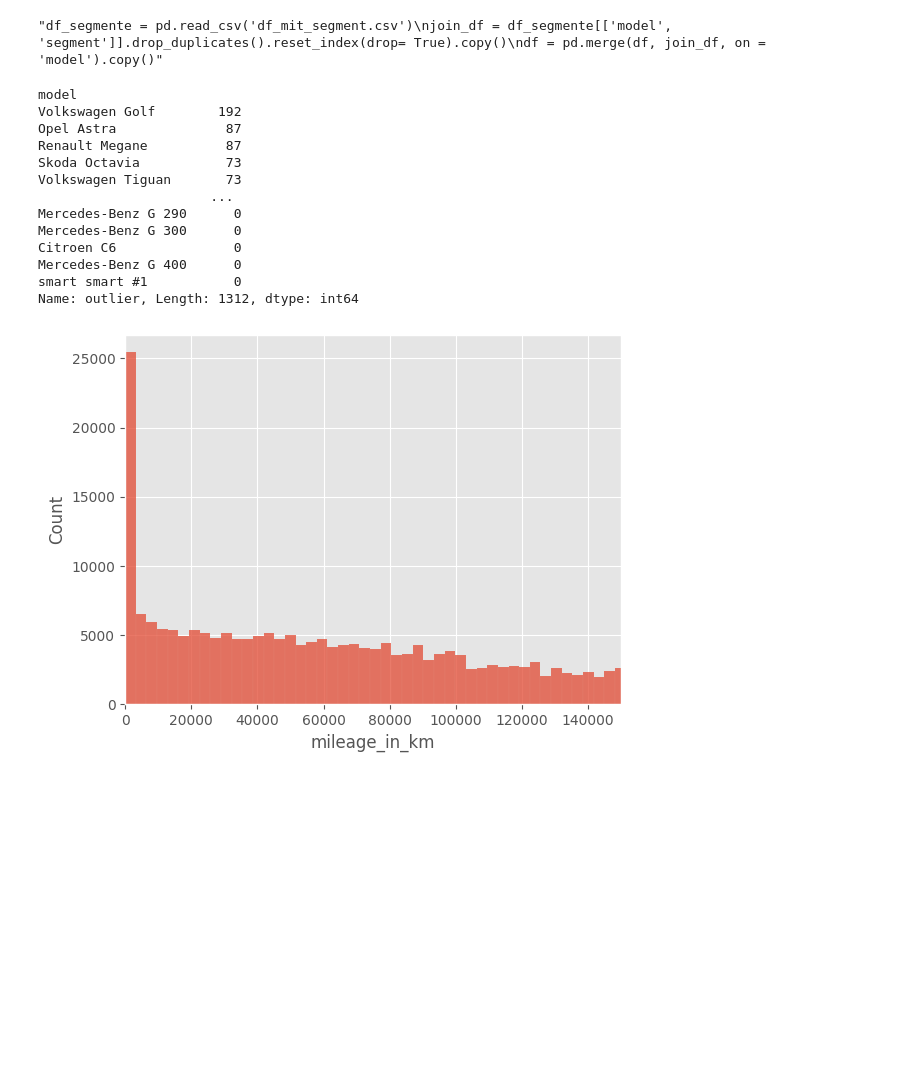
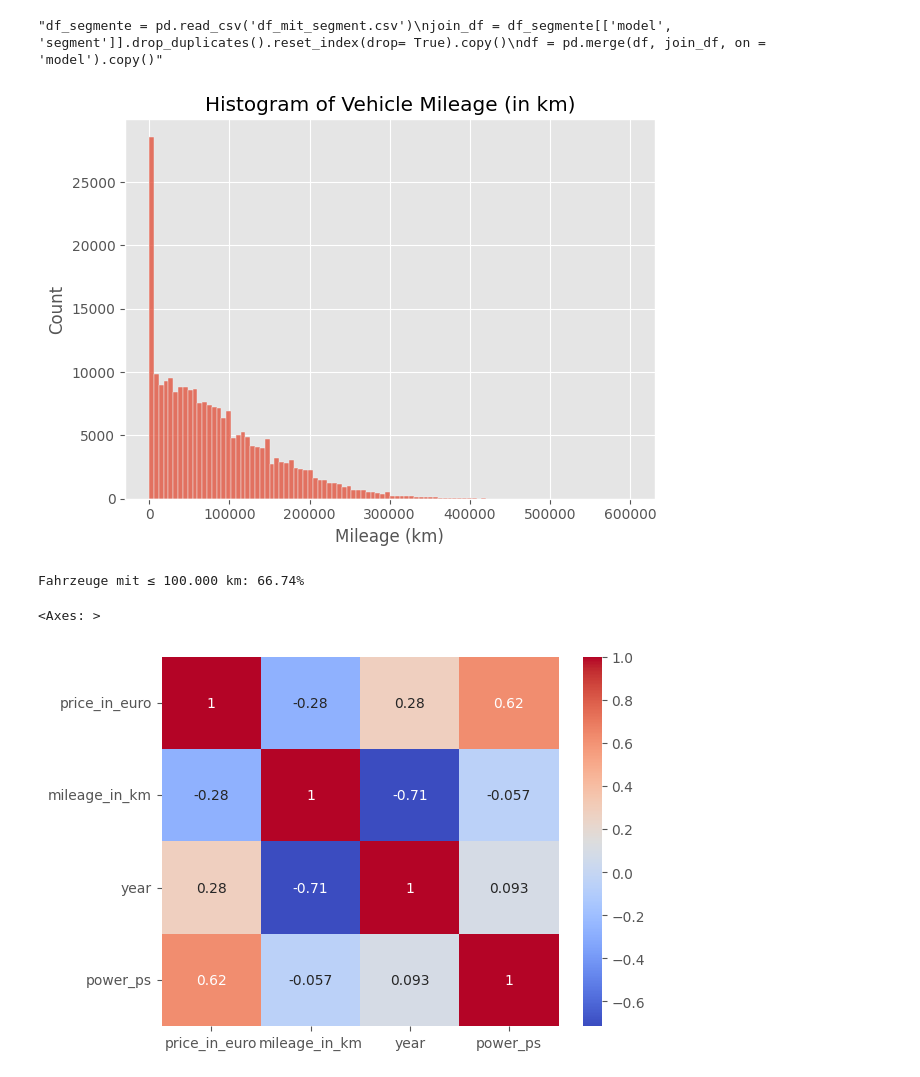
Before and after one commit to kiljos/data_mining, a Jupyter notebook: EDA/data_analysis.ipynb, the cells around one changed output. Saved outputs shown, nothing was run; the diff lists cells and outputs as text; code cells hidden in the pictures; blank space fills up the shorter version.

Commit message:
mehr plots ergänzt

```diff
--- a/EDA/data_analysis.ipynb
+++ b/EDA/data_analysis.ipynb
@@ -7,5 +22,5 @@ plt.style.use('ggplot')
 # %%
-df = pd.read_csv('data.csv')
+df = pd.read_csv('../data.csv')
 # %%
 df.head()
 # %% [output]
@@ -329,0 +343,3 @@ plt.show()
+# %%
+df['outlier_model_price'] = detect_outliers_iqr(df, 'model', 'price_in_euro')
+df['outlier_model_mileage'] = detect_outliers_iqr(df, 'model', 'mileage_in_km')
@@ -363,25 +468,30 @@ def detect_outliers_iqr(df, group_col, target_col):
-# %%
-df['outlier'] = detect_outliers_iqr(df, 'model', 'price_in_euro')
-price_outlier = df.groupby('model')['outlier'].sum().sort_values(ascending=False)
-# %%
-price_outlier
-# %% [output]
-model
-Volkswagen Golf        192
-Opel Astra              87
-Renault Megane          87
-Skoda Octavia           73
-Volkswagen Tiguan       73
-                      ...
-Mercedes-Benz G 290      0
-Mercedes-Benz G 300      0
-Citroen C6               0
-Mercedes-Benz G 400      0
-smart smart #1           0
-Name: outlier, Length: 1312, dtype: int64
 # %%
-sns.histplot(data=df, x= 'mileage_in_km')
-plt.xlim(0, 150000)
+filter = df['fuel_type'].isin(['Petrol', 'Diesel', 'Hybrid', 'Electric'])
+filter_outliers = (df['outlier_model_mileage'] == False) & (df['outlier_model_price'] == False)
+
+sns.histplot(data=df[filter & filter_outliers], x= 'mileage_in_km', bins= 100)
+plt.title("Histogram of Vehicle Mileage (in km)")
+plt.xlabel("Mileage (km)")
+plt.ylabel("Count")
+plt.tight_layout()
 plt.show()
+
+# Basis-Filter
+filter = df['fuel_type'].isin(['Petrol', 'Diesel', 'Hybrid', 'Electric'])
+filter_outliers = (df['outlier_model_mileage'] == False) & (df['outlier_model_price'] == False)
+basis_filter = filter & filter_outliers
+
+
+anzahl_unter_100k = df[basis_filter & (df['mileage_in_km'] <= 100000)].shape[0]
+gesamt = df[basis_filter].shape[0]
+anteil_prozent = (anzahl_unter_100k / gesamt) * 100
+
+print(f"Fahrzeuge mit ≤ 100.000 km: {anteil_prozent:.2f}%")
 # %% [output]
-[figure, old version]
+[figure, new version]
+Fahrzeuge mit ≤ 100.000 km: 66.74%
+# %%
+sns.heatmap(df[['price_in_euro', 'mileage_in_km', 'year', 'power_ps']].corr(), annot=True, cmap='coolwarm')
+# %% [output]
+<Axes: >
+[figure, added]
```
Also changed, not shown: parts of 18 cells of this notebook.
